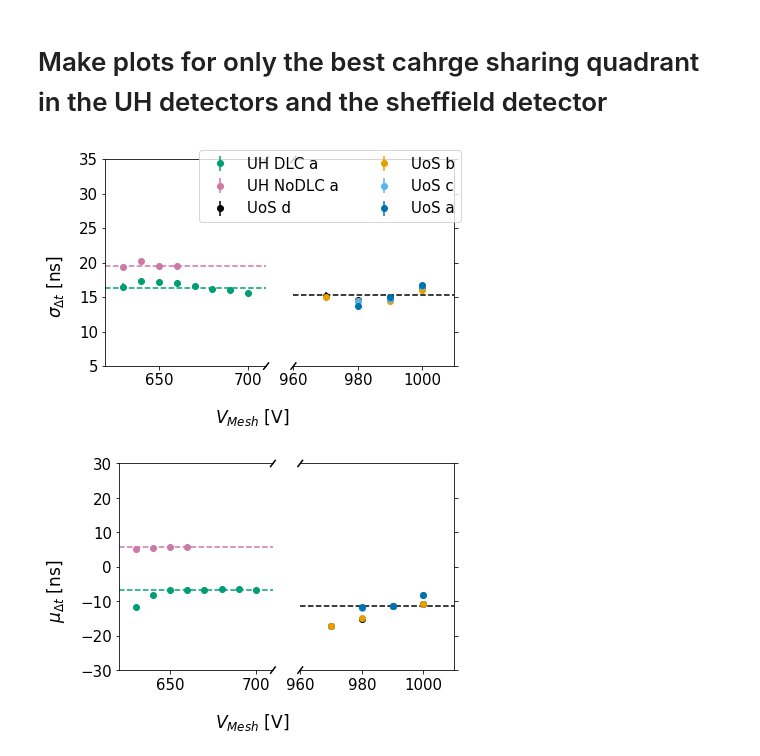
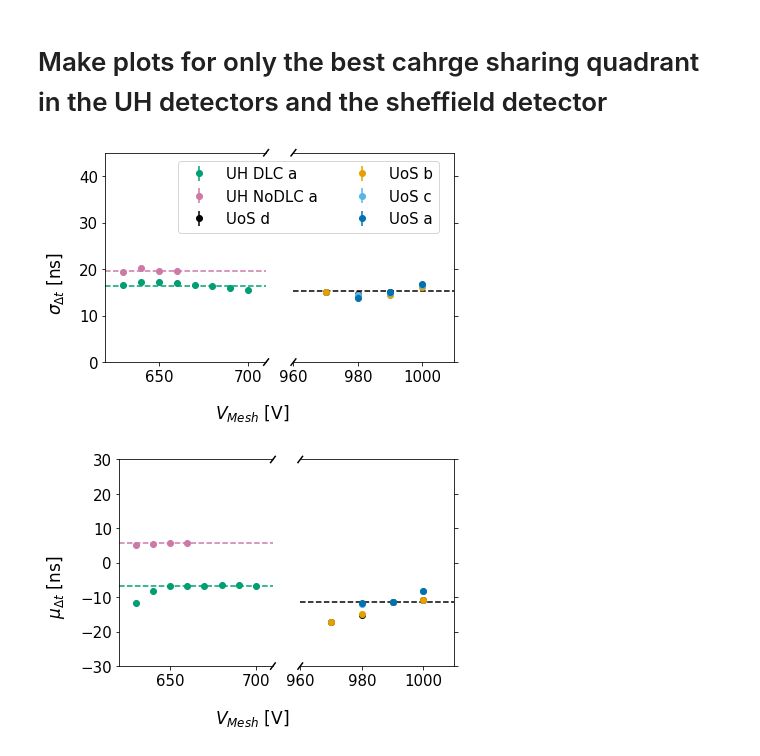
Before and after one commit to mghrear/2DstripRO, a Jupyter notebook: strip_matching.ipynb, the cells around one changed output. Saved outputs shown, nothing was run; the diff lists cells and outputs as text; code cells hidden in the pictures.

```diff
--- a/strip_matching.ipynb
+++ b/strip_matching.ipynb
@@ -746,8 +798,8 @@ ax2.axhline(UoS_sigma_mu,linestyle='--',color = colors['black'])
 ax.set_xlim(620, 710)
 ax2.set_xlim(960, 1010)
 
-ax.set_ylim(5, 35)
-ax2.set_ylim(5, 35)
+ax.set_ylim(0, 45)
+ax2.set_ylim(0, 45)
 
 # hide the spines between ax and ax2
 ax.spines['right'].set_visible(False)
@@ -766,35 +818,35 @@ ax2.yaxis.tick_right()
 # (1, 0), and (1, 1).  Thus, we just need to put the diagonals in the
 # appropriate corners of each of our axes, and so long as we use the
 # right transform and disable clipping.
 
 d = .015  # how big to make the diagonal lines in axes coordinates
 # arguments to pass plot, just so we don't keep repeating them
 kwargs = dict(transform=ax.transAxes, color='k', clip_on=False)
 ax.plot((1-d, 1+d), (-d, +d), **kwargs)
 ax.plot((1-d, 1+d), (1-d, 1+d), **kwargs)
 
 kwargs.update(transform=ax2.transAxes)  # switch to the bottom axes
 ax2.plot((-d, +d), (1-d, 1+d), **kwargs)
 ax2.plot((-d, +d), (-d, +d), **kwargs)
 
 # What's cool about this is that now if we vary the distance between
 # ax and ax2 via f.subplots_adjust(hspace=...) or plt.subplot_tool(),
 # the diagonal lines will move accordingly, and stay right at the tips
 # of the spines they are 'breaking'
 
-f.legend(ncol=2, fontsize = 15)
+f.legend(ncol=2, fontsize = 15,bbox_to_anchor=(0.95,0.95)) #9
 
 f.supxlabel('$V_{Mesh}$ [V]', fontsize = 17)
 f.supylabel('$\sigma_{\Delta t}$ [ns]', fontsize = 17)
 
 for ax in f.get_axes():
     ax.tick_params(labelsize=15)
 
 plt.tight_layout()
 
 plt.savefig("./figures/VMM_sigma_delt_t.pdf")
 # %% [output]
-[figure, old version]
+[figure, new version]
 # %%
 
 
```
Also changed, not shown: parts of 5 cells of this notebook, 26 other files.
